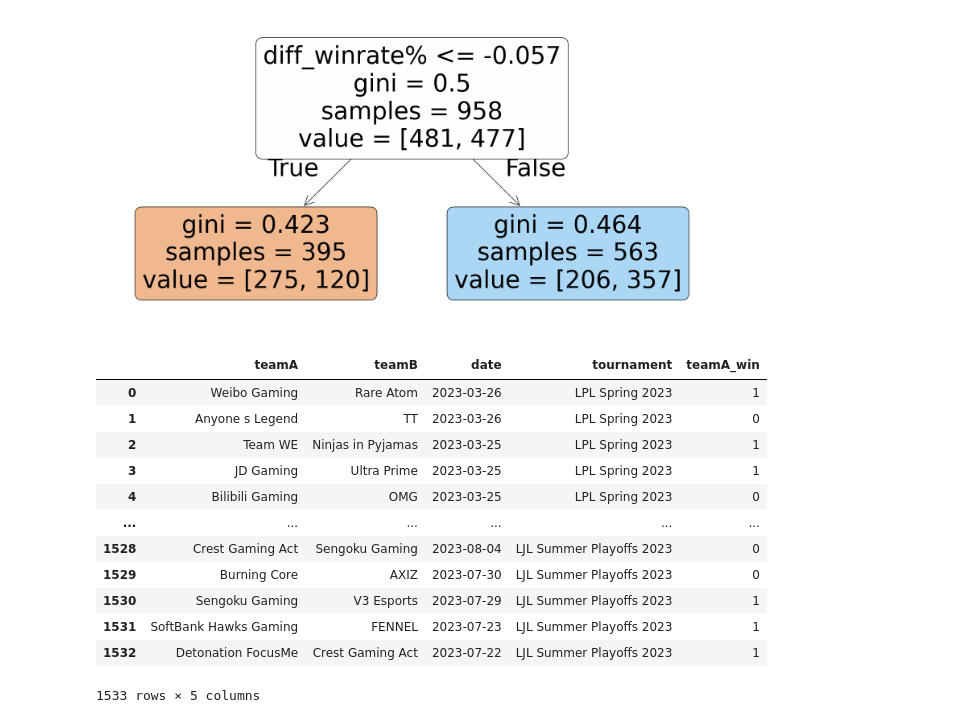
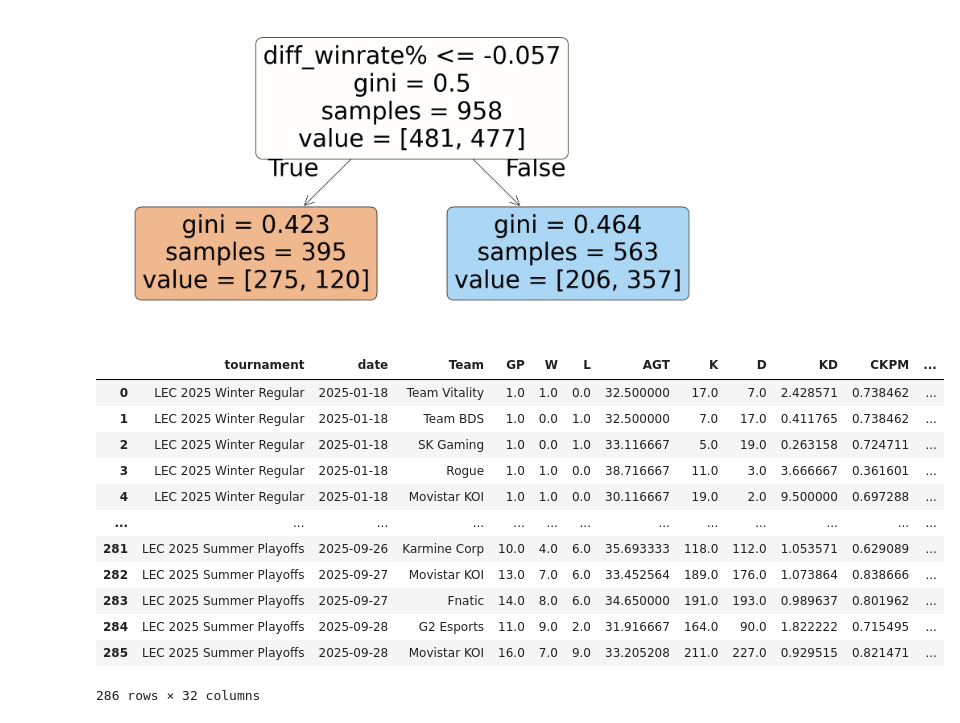
Before and after one commit to pavlila/lol-intra-league-predictor, a Jupyter notebook: notebooks/decision_tree_train.ipynb, the cells around one changed output. Saved outputs shown, nothing was run; the diff lists cells and outputs as text; code cells hidden in the pictures.

Commit message:
data update

```diff
--- a/notebooks/decision_tree_train.ipynb
+++ b/notebooks/decision_tree_train.ipynb
@@ -150,16 +92,0 @@ data_2023.drop(columns=['scoreA','scoreB'], inplace=True)
-# %%
-data_2023
-# %% [output]
-|  | teamA | teamB | date | tournament | teamA_win |
-| 0 | Weibo Gaming | Rare Atom | 2023-03-26 | LPL Spring 2023 | 1 |
-| 1 | Anyone s Legend | TT | 2023-03-26 | LPL Spring 2023 | 0 |
-| 2 | Team WE | Ninjas in Pyjamas | 2023-03-25 | LPL Spring 2023 | 1 |
-| 3 | JD Gaming | Ultra Prime | 2023-03-25 | LPL Spring 2023 | 1 |
-| 4 | Bilibili Gaming | OMG | 2023-03-25 | LPL Spring 2023 | 0 |
-| ... | ... | ... | ... | ... | ... |
-| 1528 | Crest Gaming Act | Sengoku Gaming | 2023-08-04 | LJL Summer Playoffs 2023 | 0 |
-| 1529 | Burning Core | AXIZ | 2023-07-30 | LJL Summer Playoffs 2023 | 0 |
-| 1530 | Sengoku Gaming | V3 Esports | 2023-07-29 | LJL Summer Playoffs 2023 | 1 |
-| 1531 | SoftBank Hawks Gaming | FENNEL | 2023-07-23 | LJL Summer Playoffs 2023 | 1 |
-| 1532 | Detonation FocusMe | Crest Gaming Act | 2023-07-22 | LJL Summer Playoffs 2023 | 1 |
-1533 rows × 5 columns
@@ -165,0 +245,26 @@ data_2023
+# %%
+lec_final = lec_final.sort_values(
+    by=["date"],
+    ascending=[True]
+).reset_index(drop=True)
+pd.set_option("display.max_columns", None)  # zobrazí všechny sloupce
+pd.set_option("display.width", 0)           # neomezuje šířku výpisu podle terminálu
+
+lec_final
+
+#"tournament,date,Team,GP,AGT,KD,CKPM,GPR,GSPD,EGR,MLR,GD15,FB%,FT%,F3T%,PPG,HLD%,GRB%,FD%,DRG%,ELD%,FBN%,BN%,LNE%,JNG%,WPM,CWPM,WCPM,winrate%"
+#"LEC 2025 Winter,2025-01-18,Team Heretics,1,38.7,0.27,0.36,0.19,-0.08800000000000001,53.9,-53.9,1229.0,1.0,0.0,1.0,1.0,1.0,1.0,0.0,0.33,,0.0,0.0,0.505,0.502,3.77,1.42,1.52,0.0"
+# %% [output]
+|  | tournament | date | Team | GP | W | L | AGT | K | D | KD | CKPM | ... |
+| 0 | LEC 2025 Winter Regular | 2025-01-18 | Team Vitality | 1.0 | 1.0 | 0.0 | 32.500000 | 17.0 | 7.0 | 2.428571 | 0.738462 | ... |
+| 1 | LEC 2025 Winter Regular | 2025-01-18 | Team BDS | 1.0 | 0.0 | 1.0 | 32.500000 | 7.0 | 17.0 | 0.411765 | 0.738462 | ... |
+| 2 | LEC 2025 Winter Regular | 2025-01-18 | SK Gaming | 1.0 | 0.0 | 1.0 | 33.116667 | 5.0 | 19.0 | 0.263158 | 0.724711 | ... |
+| 3 | LEC 2025 Winter Regular | 2025-01-18 | Rogue | 1.0 | 1.0 | 0.0 | 38.716667 | 11.0 | 3.0 | 3.666667 | 0.361601 | ... |
+| 4 | LEC 2025 Winter Regular | 2025-01-18 | Movistar KOI | 1.0 | 1.0 | 0.0 | 30.116667 | 19.0 | 2.0 | 9.500000 | 0.697288 | ... |
+| ... | ... | ... | ... | ... | ... | ... | ... | ... | ... | ... | ... | ... |
+| 281 | LEC 2025 Summer Playoffs | 2025-09-26 | Karmine Corp | 10.0 | 4.0 | 6.0 | 35.693333 | 118.0 | 112.0 | 1.053571 | 0.629089 | ... |
+| 282 | LEC 2025 Summer Playoffs | 2025-09-27 | Movistar KOI | 13.0 | 7.0 | 6.0 | 33.452564 | 189.0 | 176.0 | 1.073864 | 0.838666 | ... |
+| 283 | LEC 2025 Summer Playoffs | 2025-09-27 | Fnatic | 14.0 | 8.0 | 6.0 | 34.650000 | 191.0 | 193.0 | 0.989637 | 0.801962 | ... |
+| 284 | LEC 2025 Summer Playoffs | 2025-09-28 | G2 Esports | 11.0 | 9.0 | 2.0 | 31.916667 | 164.0 | 90.0 | 1.822222 | 0.715495 | ... |
+| 285 | LEC 2025 Summer Playoffs | 2025-09-28 | Movistar KOI | 16.0 | 7.0 | 9.0 | 33.205208 | 211.0 | 227.0 | 0.929515 | 0.821471 | ... |
+286 rows × 32 columns
```
Also changed, not shown: parts of 9 cells of this notebook.
